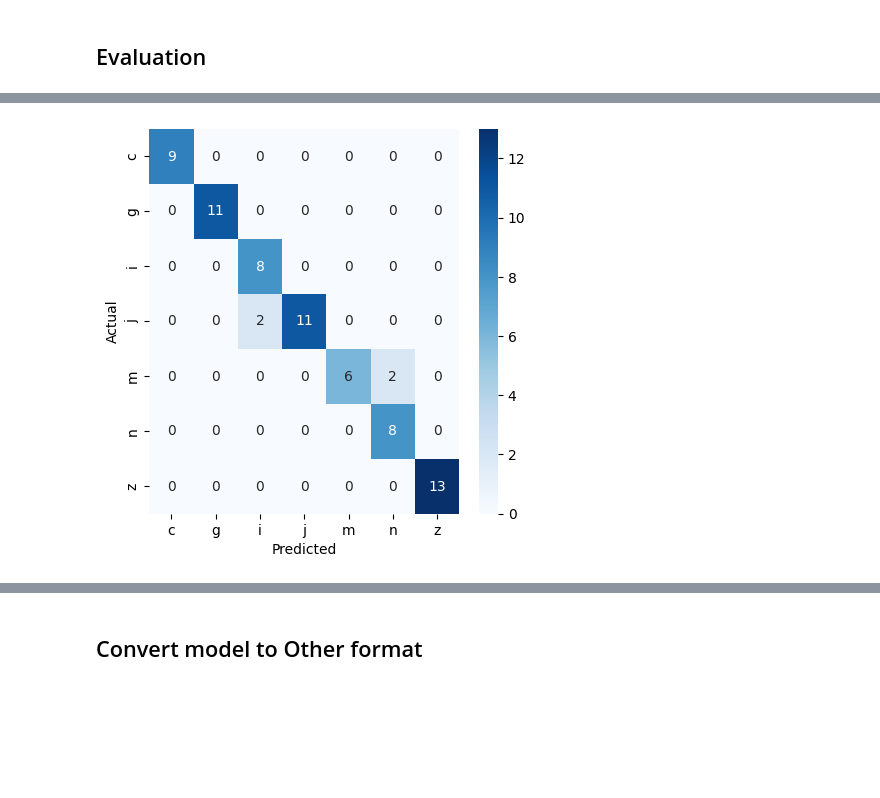
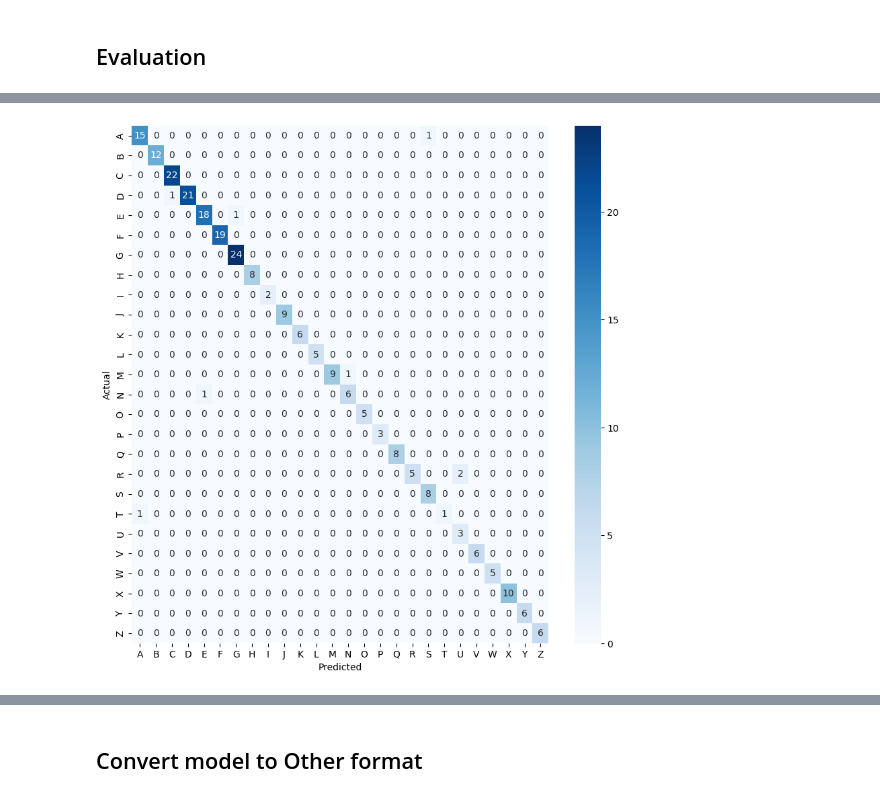
Before and after one commit to nasi-goreng/CNN-GRU-Training, a Jupyter notebook: 60frames/CNN-GRU.ipynb, the cells around one changed output, grey strips where cells are left out. Cells and saved outputs as stored; diff of their text form; code cells hidden in the pictures; blank space fills up the shorter version.

Commit message:
trained with all 26 alphabets with interpolated 60 frames data

```diff
--- a/60frames/CNN-GRU.ipynb
+++ b/60frames/CNN-GRU.ipynb
@@ -298,7 +457,7 @@ class CNN_GRU_Model(nn.Module):
         self.gru = nn.GRU(64, 100, batch_first=True)
         self.gru_1 = nn.GRU(100, 100, batch_first=True)
         self.dense_1 = nn.Linear(100, 64)
-        self.final_dense = nn.Linear(128, 7)  # Final Dense layer for 7 classes
+        self.final_dense = nn.Linear(128, 26)  # Final Dense layer for 26 classes
 
     def forward(self, x):
         x = self.conv1d(x)
@@ -483,29 +644,30 @@ plt.show()
 # %%
 model.eval()
 all_preds = []
 all_labels = []
 with torch.no_grad():
     for inputs, labels in val_loader:
         inputs, labels = inputs.to(device), labels.to(device)
         outputs = model(inputs)
         _, preds = torch.max(outputs, 1)
         all_preds.extend(preds.cpu().numpy())
         all_labels.extend(labels.cpu().numpy())
 
 # Compute confusion matrix
 cm = confusion_matrix(all_labels, all_preds)
 
 # Get actual labels
-actual_labels = train_dataset.get_original_labels(range(len(train_dataset.encoder.classes_)))
+alphabets = "ABCDEFGHIJKLMNOPQRSTUVWXYZ"
+actual_labels = [alphabets[i] for i in range(26)]
 
 # Plot confusion matrix
-plt.figure(figsize=(5, 5))
+plt.figure(figsize=(10, 10))
 sns.heatmap(cm, annot=True, fmt='d', cmap='Blues', xticklabels=actual_labels, yticklabels=actual_labels)
 plt.xlabel('Predicted')
 plt.ylabel('Actual')
 plt.show()
 # %% [output]
-[figure, old version]
+[figure, new version]
 # %%
 # Compute confusion matrix
 cm = confusion_matrix(all_labels, all_preds)
```
Also changed, not shown: parts of 13 cells of this notebook, 1 other file.
